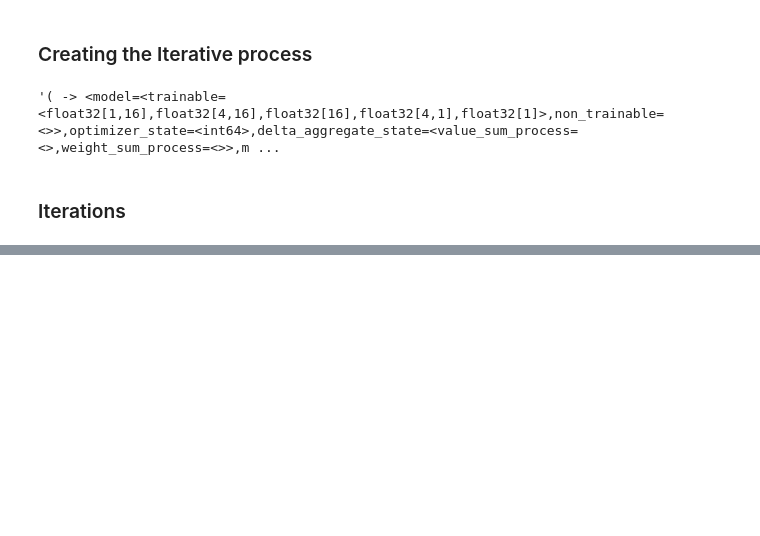
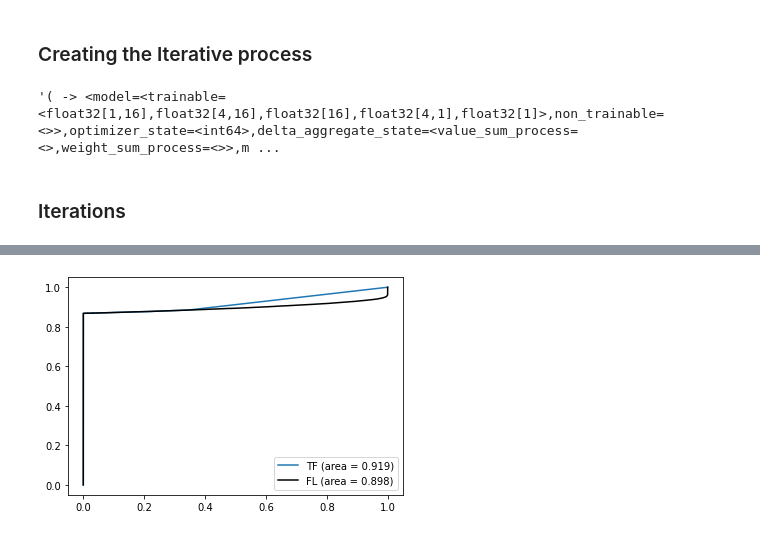
Before and after one commit to arpitvaghela/DSA_FL, a Jupyter notebook: Copy_of_FL_test.ipynb, the cells around one changed output, grey strips where cells are left out. Cells and saved outputs as stored; diff of their text form; code cells hidden in the pictures; blank space fills up the shorter version.

```diff
--- a/Copy_of_FL_test.ipynb
+++ b/Copy_of_FL_test.ipynb
@@ -409,7 +436,7 @@ def model_fn():
     keras_model,
     input_spec=preprocessed_example_dataset.element_spec,
     loss=tf.keras.losses.MeanSquaredError(),
-    metrics=[tf.keras.metrics.BinaryCrossentropy()]
+    metrics=[tf.keras.metrics.BinaryAccuracy()]
   )
 
 iterative_process = tff.learning.build_federated_averaging_process(
@@ -430,14 +462,19 @@ def keras_evaluate(state, round_num):
 # %% [markdown]
 ### Iterations
 # %%
-NUM_ROUNDS = 5
+NUM_ROUNDS = 21
+CLIENT_PER_ROUND = 25
 for round_num in range(1, NUM_ROUNDS):
-  # 200 clients of 500 clients are selected for training in various rounds
-  # there are 20 rounds and each round takes data from 10 clients
-  clients = [round_num*x for x in range(1,11)]
+  # 500 clients are selected for training in various rounds
+  # there are 10 rounds and each round takes data from 50 clients
+
+  clients = [round_num*x for x in range(1,CLIENT_PER_ROUND)]
   federated_train_data = make_federated_data(data_fed, clients)
+
+  print("ROUND ",round_num)
+  keras_evaluate(state, NUM_ROUNDS + 1) # eval before hand
   state, metrics = iterative_process.next(state, federated_train_data)
-  print('round {:2d}, metrics={}'.format(round_num, metrics))
+  print('\tTrain: loss={}, accuracy={} '.format(round_num, metrics["train"]["loss"],metrics["train"]["binary_accuracy"]))
 
 keras_evaluate(state, NUM_ROUNDS + 1)
 # %% [output]
@@ -448,0 +498,27 @@ ValueError: ignored
+# %%
+from sklearn.metrics import roc_curve
+from sklearn.metrics import auc
+
+# tensorflow LSTM
+Y_pred = model.predict(X_test).ravel()
+Y_pred.reshape(-1,1)
+fpr, tpr, threshold = roc_curve(Y_test.reshape(-1,1), Y_pred)
+auc_tf = auc(fpr,tpr)
+plt.plot(fpr, tpr, label='TF (area = {:.3f})'.format(auc_tf))
+
+
+# Federated Learning
+state.model.assign_weights_to(test_model)
+
+Y_pred_FL = test_model.predict(X_test).ravel()
+Y_pred_FL.reshape(-1,1)
+fpr_FL, tpr_FL, threshold_FL = roc_curve(Y_test.reshape(-1,1), Y_pred_FL)
+auc_tff = auc(fpr_FL,tpr_FL)
+plt.plot(fpr_FL, tpr_FL,'k', label='FL (area = {:.3f})'.format(auc_tff))
+plt.xlabel('False positive rate')
+plt.ylabel('True positive rate')
+plt.title('ROC curve')
+plt.legend()
+plt.show()
+# %% [output]
+[figure, added]
```
Also changed, not shown: parts of 19 cells of this notebook.
